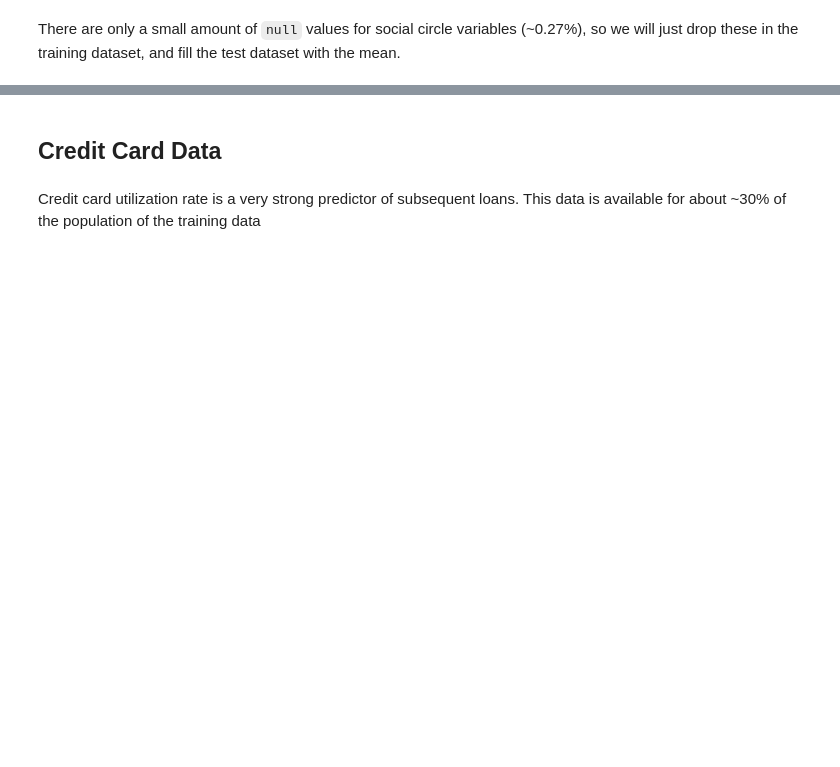
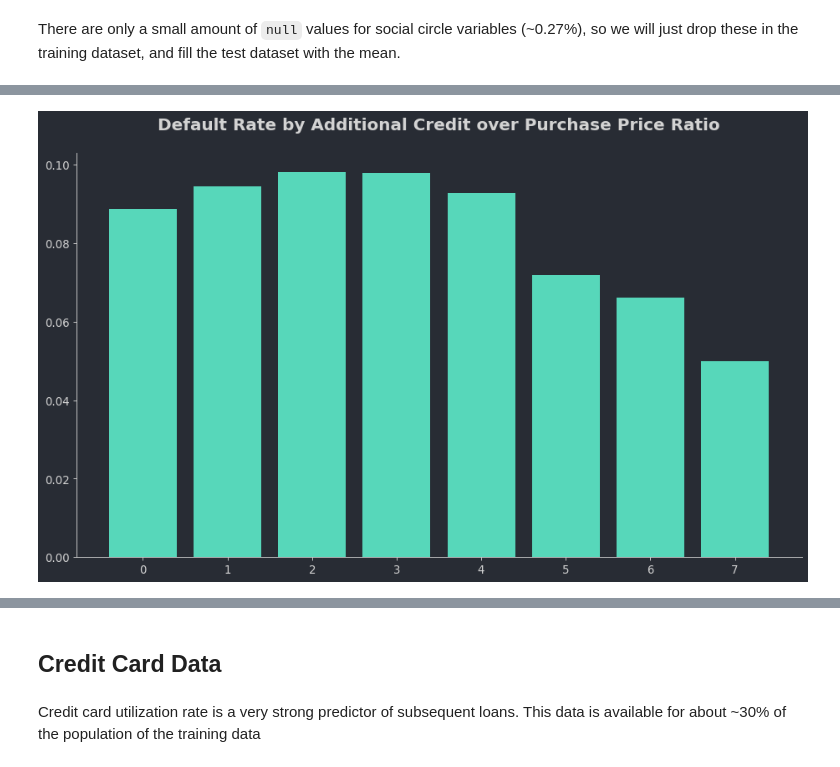
Before and after one commit to rca-devs/CIS-5450, a Jupyter notebook: Copy_of_CIS_5450_course_project_with_modeling_v2.ipynb, the cells around one changed output, grey strips where cells are left out. Drawn from its saved outputs; the diff is of its cells as text; code cells hidden in the pictures; blank space fills up the shorter version.

```diff
--- a/Copy_of_CIS_5450_course_project_with_modeling_v2.ipynb
+++ b/Copy_of_CIS_5450_course_project_with_modeling_v2.ipynb
@@ -1107,0 +1717,2 @@ plt.show()
+# %%
+reg_cols = [x for x in d['application_train_df'].columns if 'reg_' in x]
@@ -1108,3 +1755,6 @@ plt.show()
+# %%
+d['application_train_df']['reg_flag_sum'] = d['application_train_df'][reg_cols].sum(axis=1)
+d['application_test_df']['reg_flag_sum'] = d['application_test_df'][reg_cols].sum(axis=1)
 # %% [markdown]
 There are only a small amount of `null` values for social circle variables (~0.27%), so we will just drop these in the training dataset, and fill the test dataset with the mean.
 # %%
@@ -1129,0 +1893,33 @@ d['application_train_df']
+# %%
+#making age into years instead of negative days
+d['application_train_df']['age_years'] = (d['application_train_df']['days_birth'].abs() / 365).astype(int)
+d['application_test_df']['age_years'] = (d['application_test_df']['days_birth'].abs() / 365).astype(int)
+# %%
+d['application_train_df']['down_payment'] = d['application_train_df']['amt_goods_price'] - d['application_train_df']['amt_credit']
+d['application_test_df']['down_payment'] = d['application_test_df']['amt_goods_price'] - d['application_test_df']['amt_credit']
+
+d['application_train_df']['down_payment_pct'] = d['application_train_df']['down_payment'] / d['application_train_df']['amt_goods_price']
+d['application_test_df']['down_payment_pct'] = d['application_test_df']['down_payment'] / d['application_test_df']['amt_goods_price']
+# %%
+col = 'down_payment'
+temp = d['application_train_df'][['target','sk_id_curr',col]].copy()
+bin_col = col + '_bin'
+temp[bin_col] = pd.qcut(temp[col], q = 10, duplicates = 'drop')
+temp[bin_col] = temp[bin_col].map({x:i for i,x in enumerate(np.sort(temp[bin_col].unique()))})
+
+temp = temp.groupby(bin_col).agg({'target':'mean','sk_id_curr':'count'})
+fig = plt.figure(figsize = (14,8))
+ax = fig.add_subplot(111)
+
+ax.bar(temp.index, temp['target'])
+
+
+# ax.set_xlim(0,6.5)
+# ax.set_ylim(0,0.2)
+ax.set_title('Default Rate by Additional Credit over Purchase Price Ratio')
+
+plt.show()
+
+# TO DO:  add axes titles
+# %% [output]
+[figure, added]
```
Also changed, not shown: parts of 211 cells of this notebook.
